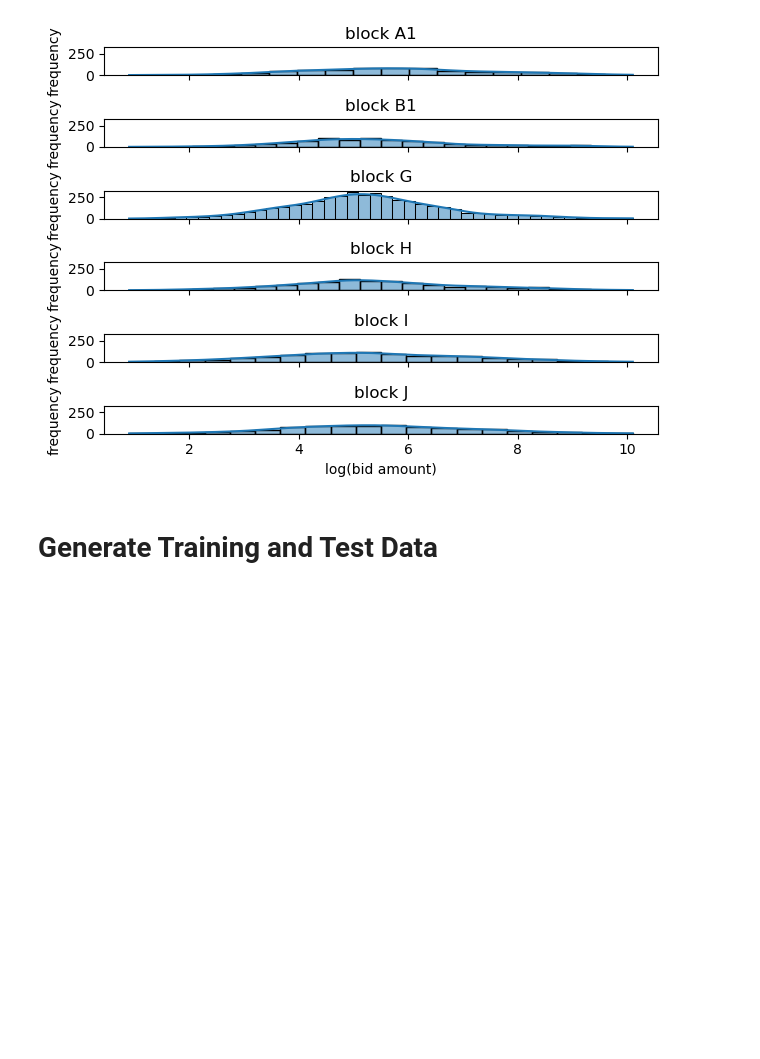
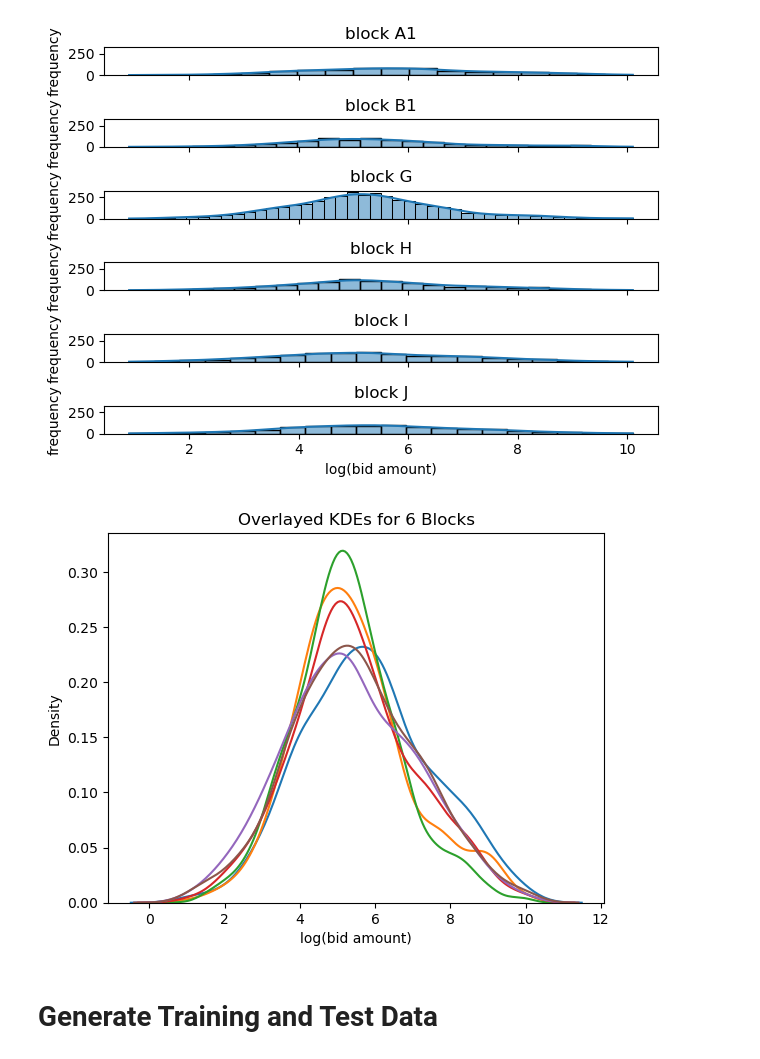
Before and after one commit to yingqi-gao/MAPP, a Jupyter notebook: real.ipynb, the cells around one changed output. Drawn from its saved outputs; the diff is of its cells as text; code cells hidden in the pictures; blank space fills up the shorter version.

```diff
--- a/real.ipynb
+++ b/real.ipynb
@@ -145,6 +145,18 @@ plt.tight_layout()
 plt.show()
 # %% [output]
 [figure]
+# %%
+plt.figure
+
+for (block, group), ax in zip(scaled_log_data, axes):
+    sns.kdeplot(group["scaled_log_bid"], label=block)
+
+plt.xlabel("log(bid amount)")
+plt.ylabel("Density")
+plt.title("Overlayed KDEs for 6 Blocks")
+plt.show()
+# %% [output]
+[figure, added]
 # %% [markdown]
 # Generate Training and Test Data
 # %%
```
Also changed, not shown: parts of 9 cells of this notebook, 3 other files.
